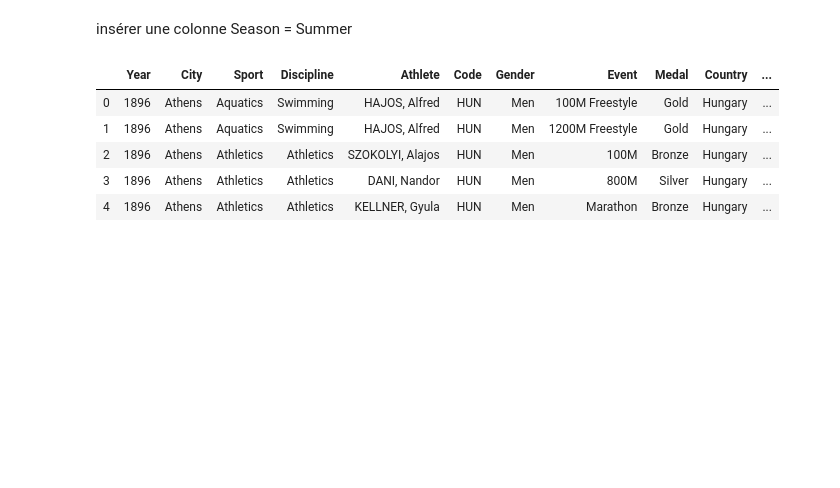
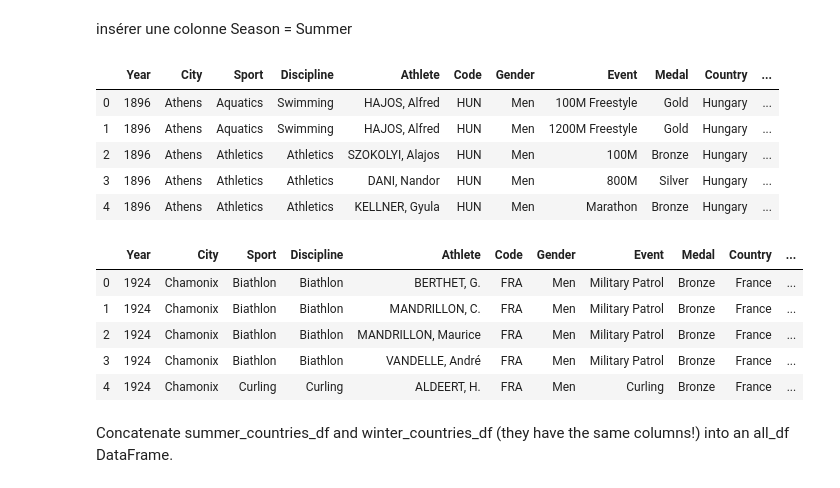
Before and after one commit to 150183/notebook, a Jupyter notebook: last day.ipynb, the cells around one changed output. Drawn from its saved outputs; the diff is of its cells as text; code cells hidden in the pictures; blank space fills up the shorter version.

```diff
--- a/last day.ipynb
+++ b/last day.ipynb
@@ -225,3 +225,16 @@ summer_countries_df.head()
 | 2 | 1896 | Athens | Athletics | Athletics | SZOKOLYI, Alajos | HUN | Men | 100M | Bronze | Hungary | ... |
 | 3 | 1896 | Athens | Athletics | Athletics | DANI, Nandor | HUN | Men | 800M | Silver | Hungary | ... |
 | 4 | 1896 | Athens | Athletics | Athletics | KELLNER, Gyula | HUN | Men | Marathon | Bronze | Hungary | ... |
+# %%
+winter_countries_df = winter_df.merge(countries_df, on="Code")
+winter_countries_df["Season"] = "Winter"
+winter_countries_df.head()
+# %% [output]
+|  | Year | City | Sport | Discipline | Athlete | Code | Gender | Event | Medal | Country | ... |
+| 0 | 1924 | Chamonix | Biathlon | Biathlon | BERTHET, G. | FRA | Men | Military Patrol | Bronze | France | ... |
+| 1 | 1924 | Chamonix | Biathlon | Biathlon | MANDRILLON, C. | FRA | Men | Military Patrol | Bronze | France | ... |
+| 2 | 1924 | Chamonix | Biathlon | Biathlon | MANDRILLON, Maurice | FRA | Men | Military Patrol | Bronze | France | ... |
+| 3 | 1924 | Chamonix | Biathlon | Biathlon | VANDELLE, André | FRA | Men | Military Patrol | Bronze | France | ... |
+| 4 | 1924 | Chamonix | Curling | Curling | ALDEERT, H. | FRA | Men | Curling | Bronze | France | ... |
+# %% [markdown]
+Concatenate summer_countries_df and winter_countries_df (they have the same columns!) into an all_df DataFrame.
```
Also changed, not shown: parts of 3 cells of this notebook.
